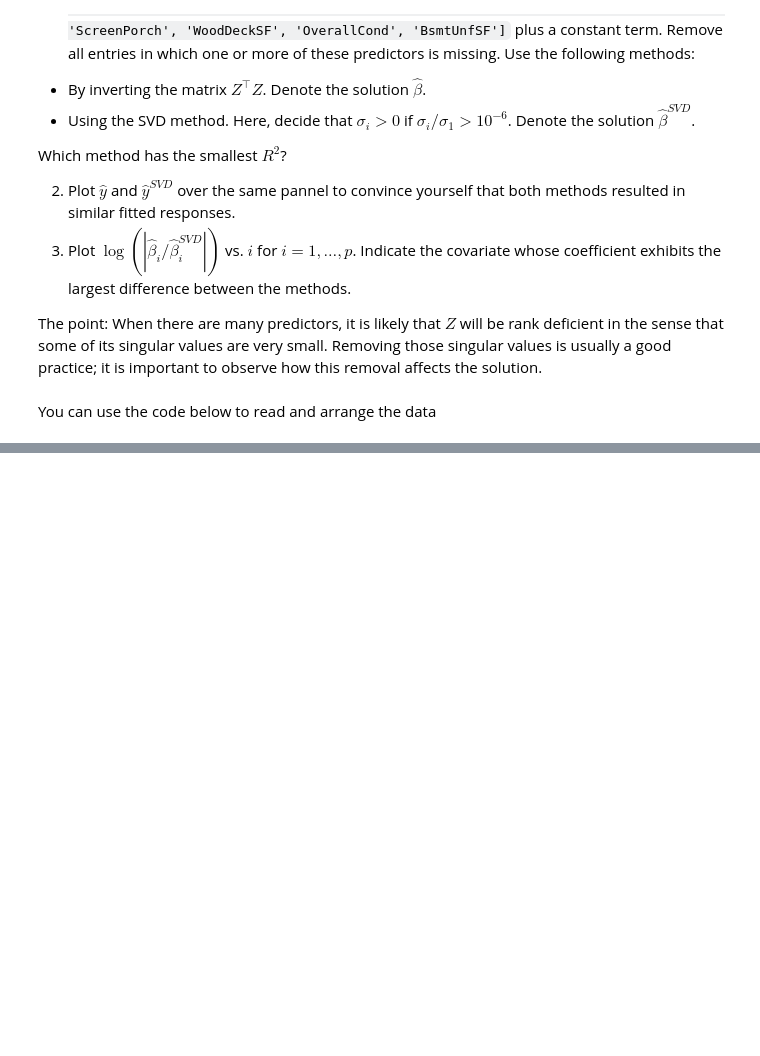
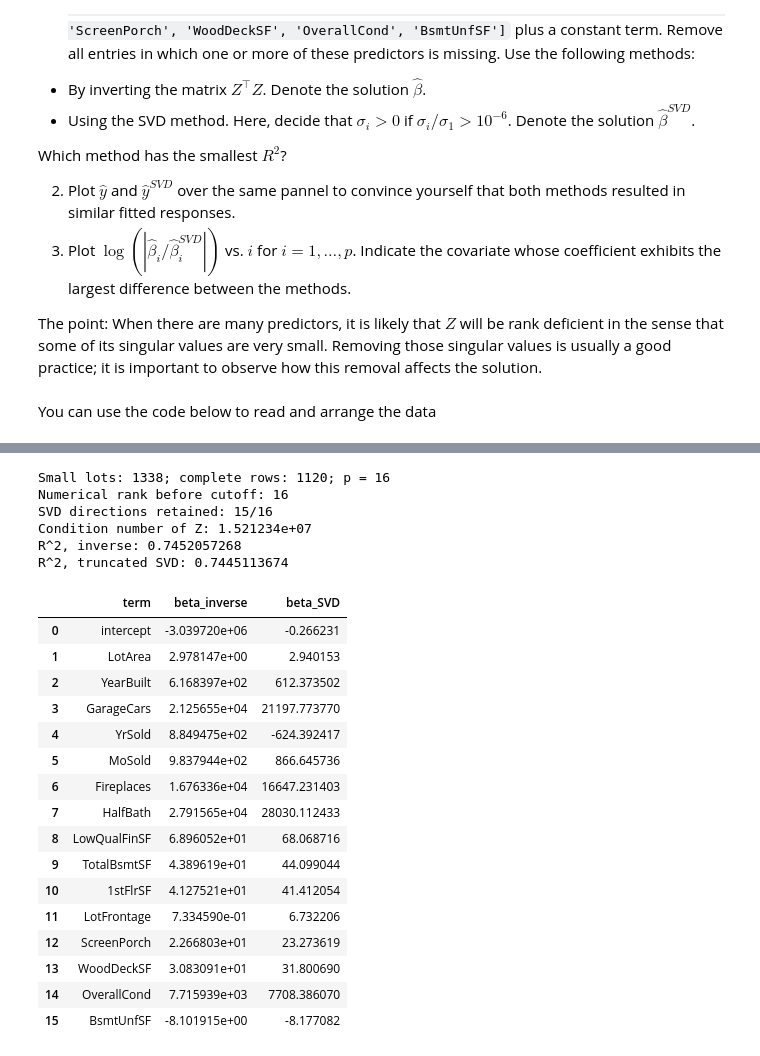
Before and after one commit to MendSe/Advanced-Statistics, a Jupyter notebook: Ex2/hw2.ipynb, the cells around one changed output, grey strips where cells are left out. Cells and saved outputs as stored; diff of their text form; code cells hidden in the pictures; blank space fills up the shorter version.

```diff
--- a/Ex2/hw2.ipynb
+++ b/Ex2/hw2.ipynb
@@ -596,0 +933,69 @@ n, p = Z.shape
+# %%
+from pathlib import Path
+import numpy as np
+import pandas as pd
+import matplotlib.pyplot as plt
+
+path_q7 = Path('housing_prices.csv')
+if not path_q7.is_file():
+    path_q7 = Path('Ex2') / 'housing_prices.csv'
+features_q7 = [
+    'LotArea', 'YearBuilt', 'GarageCars', 'YrSold', 'MoSold', 'Fireplaces',
+    'HalfBath', 'LowQualFinSF', 'TotalBsmtSF', '1stFlrSF', 'LotFrontage',
+    'ScreenPorch', 'WoodDeckSF', 'OverallCond', 'BsmtUnfSF',
+]
+raw_q7 = pd.read_csv(path_q7)
+small_lots_q7 = raw_q7.loc[raw_q7['LotArea'] < 15000]
+data_q7 = small_lots_q7.loc[:, ['SalePrice'] + features_q7].dropna().copy()
+y_q7 = data_q7['SalePrice'].to_numpy(dtype=float)
+Z_q7 = np.column_stack([np.ones(len(data_q7)), data_q7[features_q7].to_numpy(dtype=float)])
+n_q7, p_q7 = Z_q7.shape
+names_q7 = ['intercept'] + features_q7
+
+beta_inverse_q7 = np.linalg.inv(Z_q7.T @ Z_q7) @ Z_q7.T @ y_q7
+U_q7, singular_q7, Vt_q7 = np.linalg.svd(Z_q7, full_matrices=False)
+relative_q7 = singular_q7 / singular_q7[0]
+keep_q7 = relative_q7 > 1e-6
+beta_svd_q7 = Vt_q7[keep_q7].T @ ((U_q7[:, keep_q7].T @ y_q7) / singular_q7[keep_q7])
+fitted_inverse_q7 = Z_q7 @ beta_inverse_q7
+fitted_svd_q7 = Z_q7 @ beta_svd_q7
+sst_q7 = np.sum((y_q7 - y_q7.mean())**2)
+r2_inverse_q7 = 1 - np.sum((y_q7 - fitted_inverse_q7)**2) / sst_q7
+r2_svd_q7 = 1 - np.sum((y_q7 - fitted_svd_q7)**2) / sst_q7
+
+print(f'Small lots: {len(small_lots_q7)}; complete rows: {n_q7}; p = {p_q7}')
+print(f'Numerical rank before cutoff: {np.linalg.matrix_rank(Z_q7)}')
+print(f'SVD directions retained: {keep_q7.sum()}/{len(singular_q7)}')
+print(f'Condition number of Z: {singular_q7[0] / singular_q7[-1]:.6e}')
+print(f'R^2, inverse: {r2_inverse_q7:.10f}')
+print(f'R^2, truncated SVD: {r2_svd_q7:.10f}')
+display(pd.DataFrame({
+    'term': names_q7, 'beta_inverse': beta_inverse_q7, 'beta_SVD': beta_svd_q7,
+}))
+display(pd.DataFrame({
+    'singular_value': singular_q7, 'relative_value': relative_q7, 'retained': keep_q7,
+}, index=np.arange(1, p_q7 + 1)))
+# %% [output]
+Small lots: 1338; complete rows: 1120; p = 16
+Numerical rank before cutoff: 16
+SVD directions retained: 15/16
+Condition number of Z: 1.521234e+07
+R^2, inverse: 0.7452057268
+R^2, truncated SVD: 0.7445113674
+|  | term | beta_inverse | beta_SVD |
+| 0 | intercept | -3.039720e+06 | -0.266231 |
+| 1 | LotArea | 2.978147e+00 | 2.940153 |
+| 2 | YearBuilt | 6.168397e+02 | 612.373502 |
+| 3 | GarageCars | 2.125655e+04 | 21197.773770 |
+| 4 | YrSold | 8.849475e+02 | -624.392417 |
+| 5 | MoSold | 9.837944e+02 | 866.645736 |
+| 6 | Fireplaces | 1.676336e+04 | 16647.231403 |
+| 7 | HalfBath | 2.791565e+04 | 28030.112433 |
+| 8 | LowQualFinSF | 6.896052e+01 | 68.068716 |
+| 9 | TotalBsmtSF | 4.389619e+01 | 44.099044 |
+| 10 | 1stFlrSF | 4.127521e+01 | 41.412054 |
+| 11 | LotFrontage | 7.334590e-01 | 6.732206 |
+| 12 | ScreenPorch | 2.266803e+01 | 23.273619 |
+| 13 | WoodDeckSF | 3.083091e+01 | 31.800690 |
+| 14 | OverallCond | 7.715939e+03 | 7708.386070 |
+| 15 | BsmtUnfSF | -8.101915e+00 | -8.177082 |
```
Also changed, not shown: parts of 25 cells of this notebook, 1 other file.
